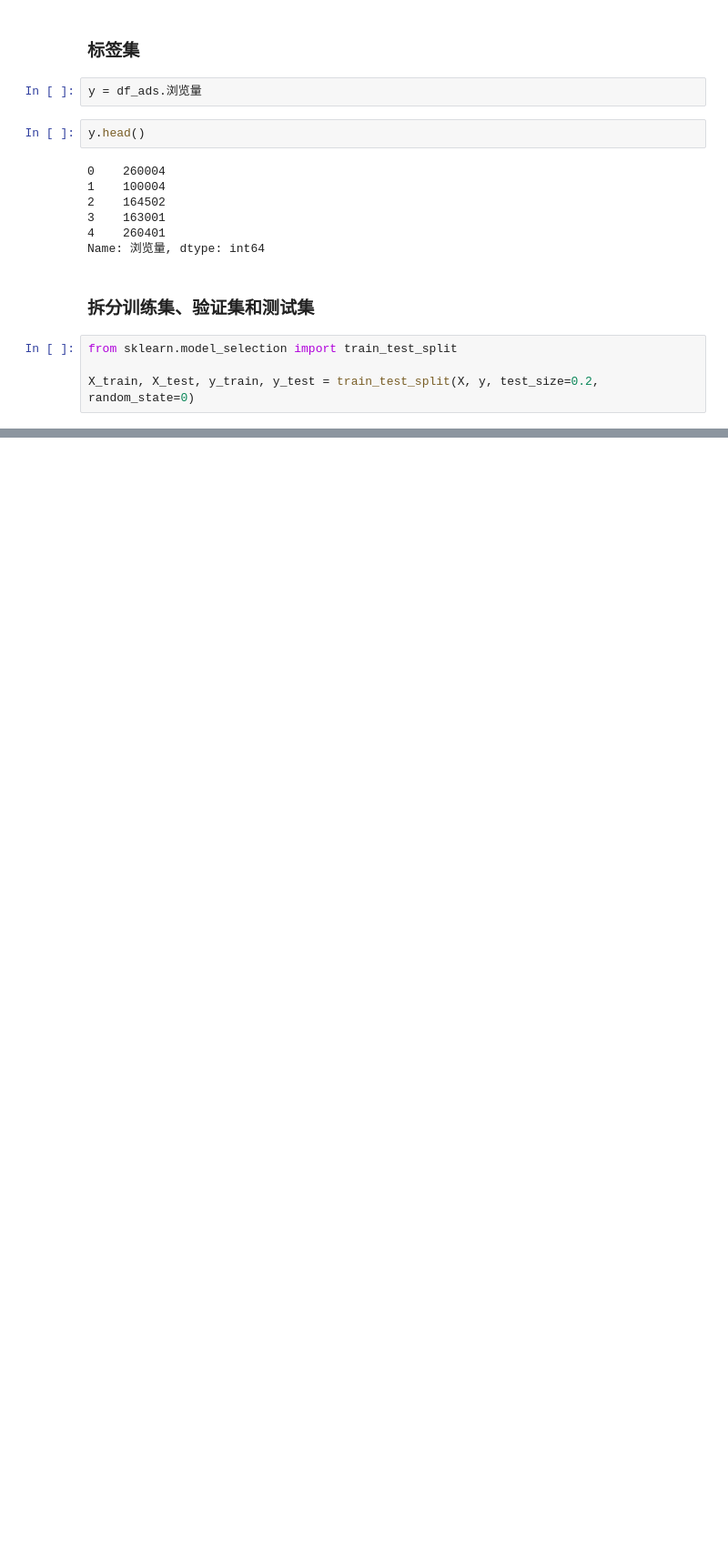
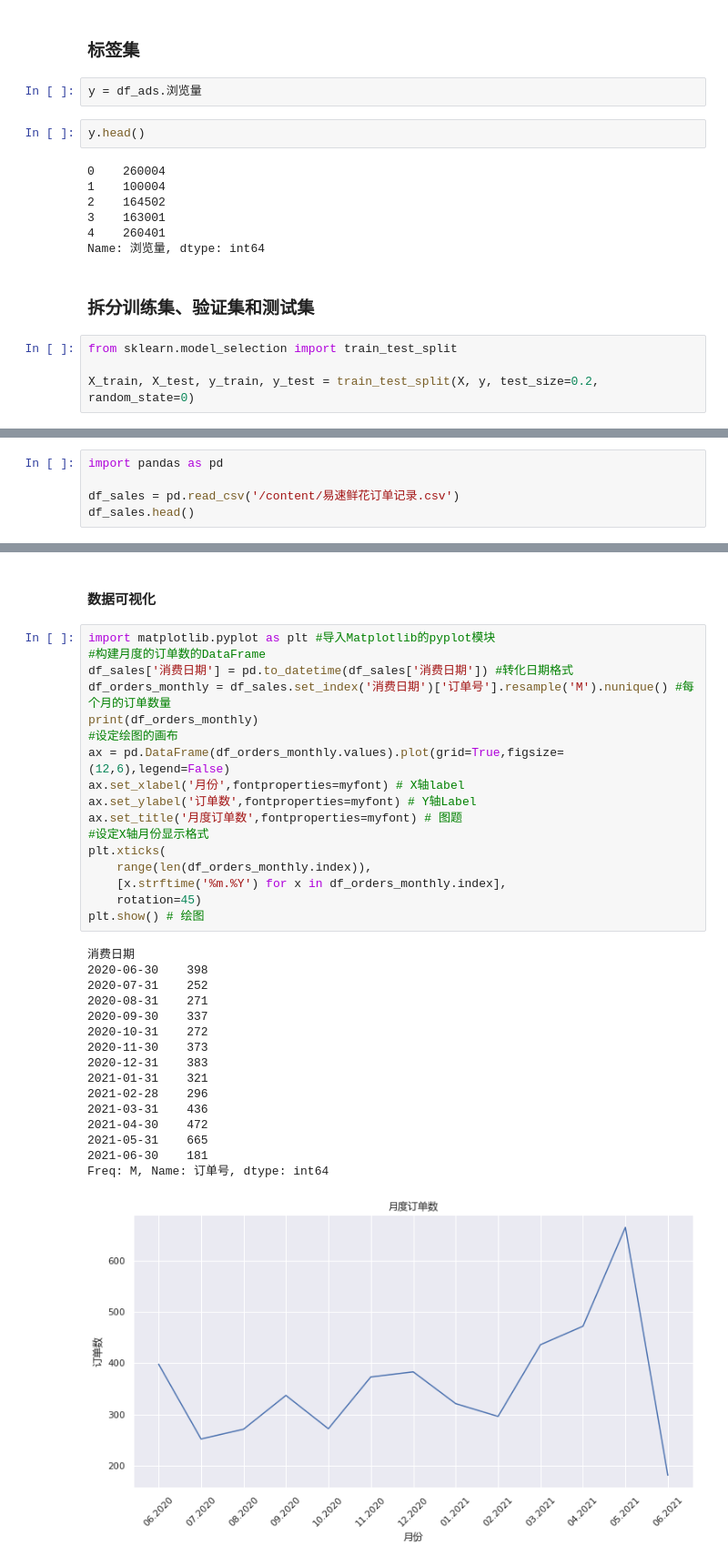
Before and after one commit to VLID/ML-StudyNotes, a Jupyter notebook: ML01_零基础实战机器学习.ipynb, the cells around one changed output, grey strips where cells are left out. Shown at 91% size. Saved outputs shown, nothing was run; the diff lists cells and outputs as text; blank space fills up the shorter version.

```diff
--- a/ML01_零基础实战机器学习.ipynb
+++ b/ML01_零基础实战机器学习.ipynb
@@ -190,0 +392,5 @@ X_train, X_test, y_train, y_test = train_test_split(X, y, test_size=0.2, random_
+# %%
+import pandas as pd
+
+df_sales = pd.read_csv('/content/易速鲜花订单记录.csv')
+df_sales.head()
@@ -190,0 +404,36 @@ X_train, X_test, y_train, y_test = train_test_split(X, y, test_size=0.2, random_
+# %% [markdown]
+#### 数据可视化
+# %%
+import matplotlib.pyplot as plt #导入Matplotlib的pyplot模块
+#构建月度的订单数的DataFrame
+df_sales['消费日期'] = pd.to_datetime(df_sales['消费日期']) #转化日期格式
+df_orders_monthly = df_sales.set_index('消费日期')['订单号'].resample('M').nunique() #每个月的订单数量
+print(df_orders_monthly)
+#设定绘图的画布
+ax = pd.DataFrame(df_orders_monthly.values).plot(grid=True,figsize=(12,6),legend=False)
+ax.set_xlabel('月份',fontproperties=myfont) # X轴label
+ax.set_ylabel('订单数',fontproperties=myfont) # Y轴Label
+ax.set_title('月度订单数',fontproperties=myfont) # 图题
+#设定X轴月份显示格式
+plt.xticks(
+    range(len(df_orders_monthly.index)),
+    [x.strftime('%m.%Y') for x in df_orders_monthly.index],
+    rotation=45)
+plt.show() # 绘图
+# %% [output]
+消费日期
+2020-06-30    398
+2020-07-31    252
+2020-08-31    271
+2020-09-30    337
+2020-10-31    272
+2020-11-30    373
+2020-12-31    383
+2021-01-31    321
+2021-02-28    296
+2021-03-31    436
+2021-04-30    472
+2021-05-31    665
+2021-06-30    181
+Freq: M, Name: 订单号, dtype: int64
+[figure, added]
```
Also changed, not shown: parts of 47 cells of this notebook.
